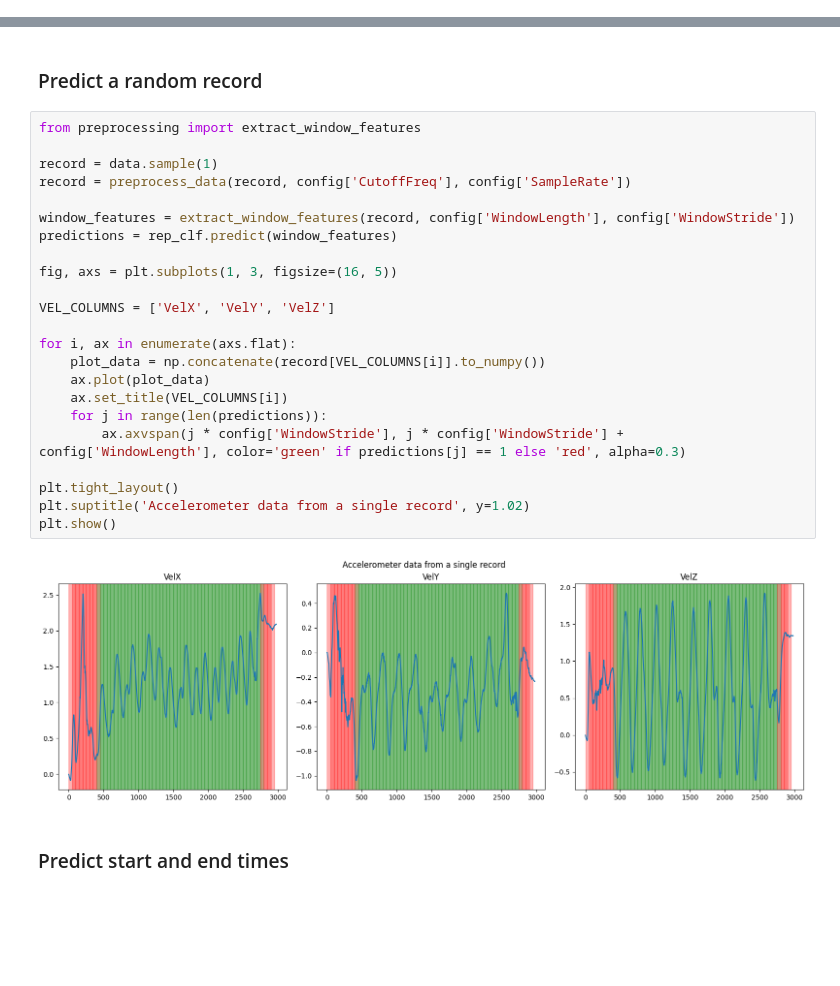
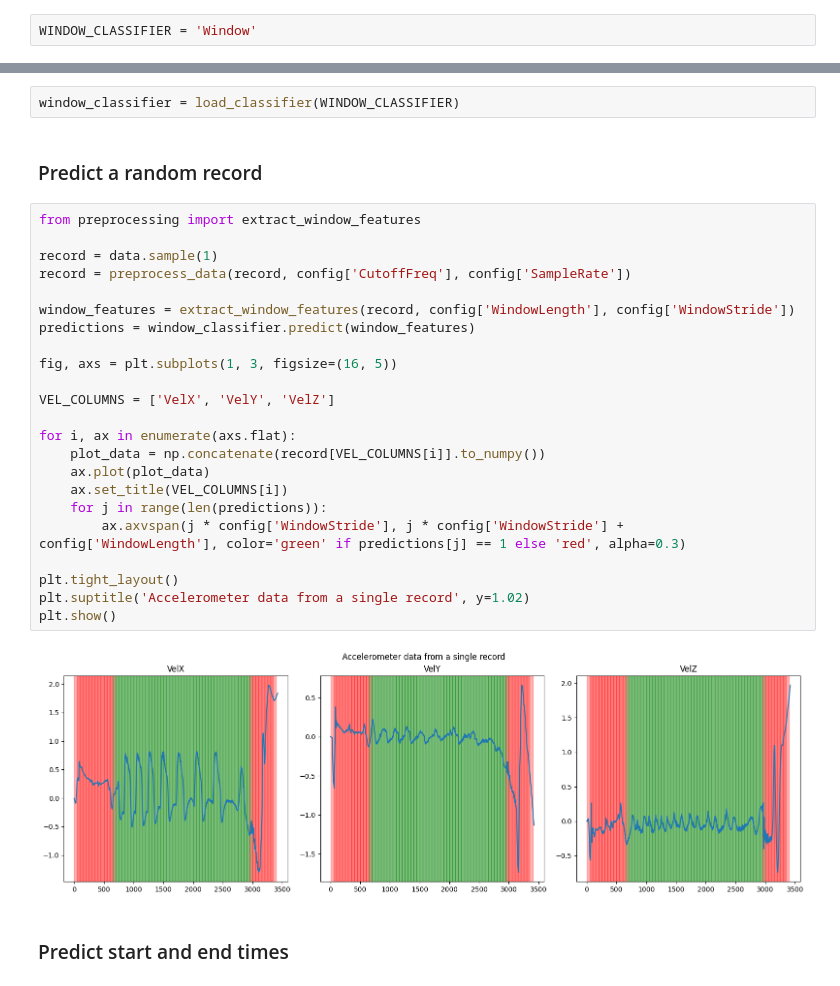
Before and after one commit to KeenanMcConkey/BarPathModel, a Jupyter notebook: BarPathModelTesting.ipynb, the cells around one changed output, grey strips where cells are left out. Drawn from its saved outputs; the diff is of its cells as text; blank space fills up the shorter version.

```diff
--- a/BarPathModelTesting.ipynb
+++ b/BarPathModelTesting.ipynb
@@ -35,2 +70,4 @@ Found 511 matches
+# %%
+WINDOW_CLASSIFIER = 'Window'
 # %% [markdown]
 ### Load the classifier
@@ -78,30 +74,32 @@ with open(classifier_file, 'rb') as f:
+# %%
+window_classifier = load_classifier(WINDOW_CLASSIFIER)
 # %% [markdown]
 ### Predict a random record
 # %%
 from preprocessing import extract_window_features
 
 record = data.sample(1)
 record = preprocess_data(record, config['CutoffFreq'], config['SampleRate'])
 
 window_features = extract_window_features(record, config['WindowLength'], config['WindowStride'])
-predictions = rep_clf.predict(window_features)
+predictions = window_classifier.predict(window_features)
 
 fig, axs = plt.subplots(1, 3, figsize=(16, 5))
 
 VEL_COLUMNS = ['VelX', 'VelY', 'VelZ']
 
 for i, ax in enumerate(axs.flat):
     plot_data = np.concatenate(record[VEL_COLUMNS[i]].to_numpy())
     ax.plot(plot_data)
     ax.set_title(VEL_COLUMNS[i])
     for j in range(len(predictions)):
         ax.axvspan(j * config['WindowStride'], j * config['WindowStride'] + config['WindowLength'], color='green' if predictions[j] == 1 else 'red', alpha=0.3)
 
 plt.tight_layout()
 plt.suptitle('Accelerometer data from a single record', y=1.02)
 plt.show()
 # %% [output]
-[figure, old version]
+[figure, new version]
 # %% [markdown]
 ### Predict start and end times
 # %%
```
Also changed, not shown: parts of 20 cells of this notebook, 22 other files.
